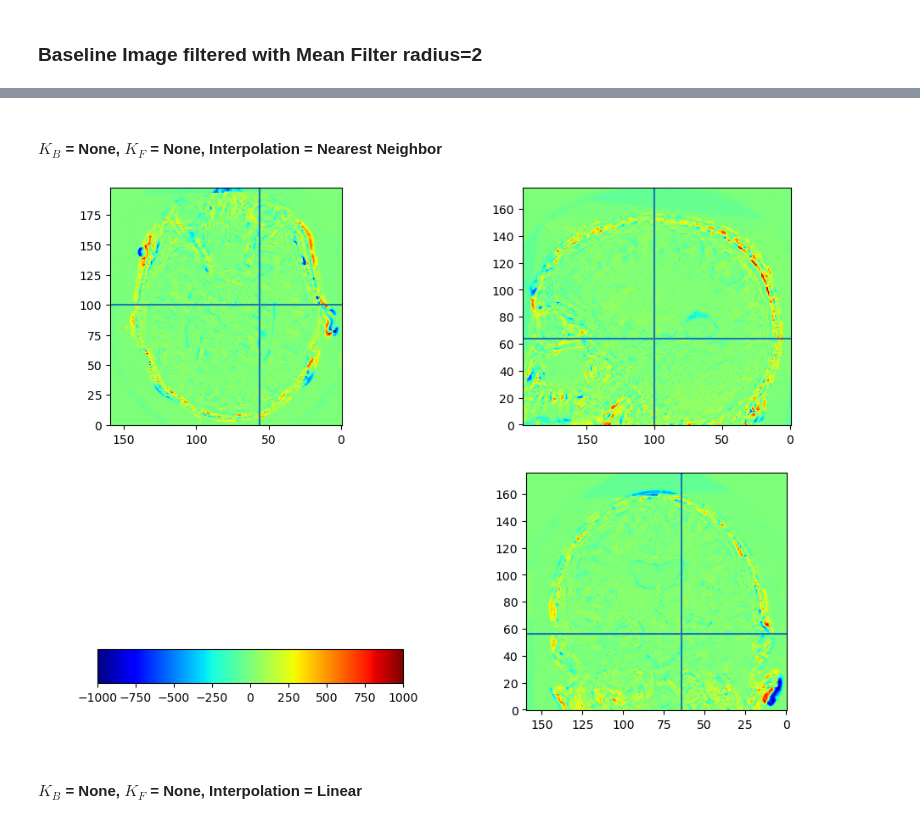
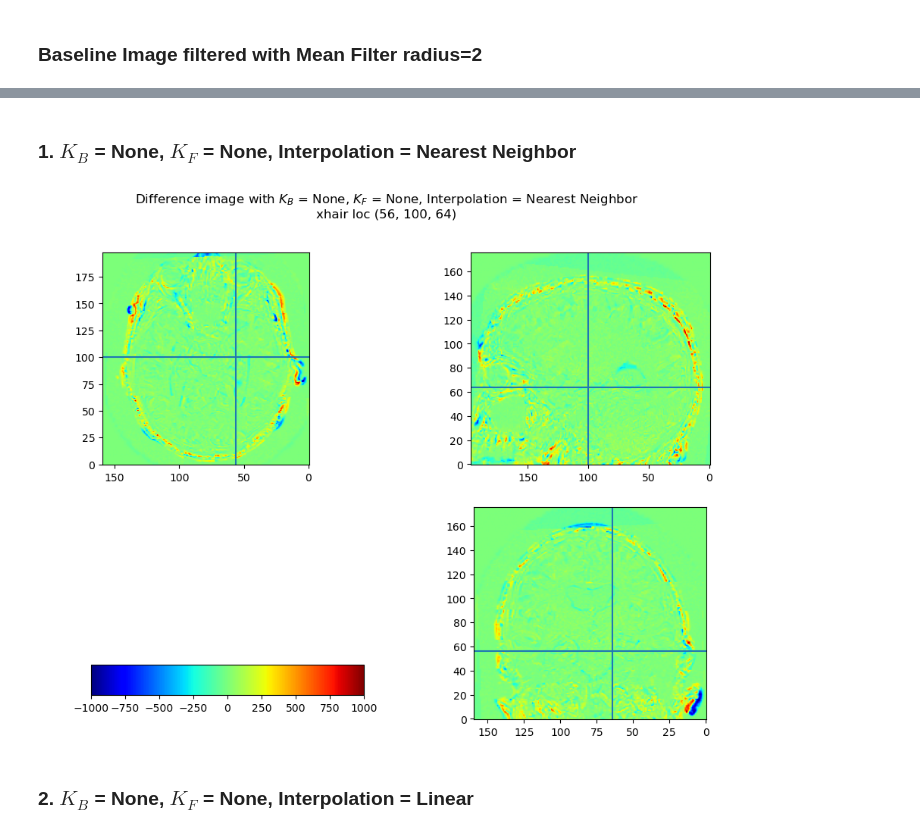
Before and after one commit to cathalye/be537, a Jupyter notebook: assignment1/assignment1.ipynb, the cells around one changed output, grey strips where cells are left out. Cells and saved outputs as stored; diff of their text form; code cells hidden in the pictures.

```diff
--- a/assignment1/assignment1.ipynb
+++ b/assignment1/assignment1.ipynb
@@ -149,7 +46,0 @@ def my_transform_image(I_ref, I_mov, A, b, method='linear', fill_value=0):
-# %%
-I_ref, hdr_ref = my_read_nifti("data/baseline.nii")
-I_mov, hdr_mov = my_read_nifti("data/followup.nii")
-
-A, b = my_read_trasnform("data/f2b.txt")
-
-I_res = my_transform_image(I_ref, I_mov, A, b)
@@ -217,0 +124,13 @@ def my_mean_lpf(image, radius):
+# %%
+def my_read_transform(filename):
+    """Read 3D transform (4x4 matrix) from file
+
+    :param filename: file containing transform matrix
+    :return: tuple (A, b) where A is 3x3 affine matrix, b is translation vector
+    """
+    Ab = np.loadtxt(filename)
+
+    A = Ab[:3, :3]
+    b = np.expand_dims(Ab[:3, 3], axis=1) # dimension (3, 1) instead of (3,)
+
+    return A, b
@@ -217,0 +171,11 @@ def my_mean_lpf(image, radius):
+# %%
+# read in baseline image
+I_ref, hdr_ref = my_read_nifti("data/baseline.nii")
+# read in follow up image
+I_mov, hdr_mov = my_read_nifti("data/followup.nii")
+
+# read in transform matric
+A, b = my_read_transform("data/f2b.txt")
+
+# get transformed image
+I_res = my_transform_image(I_ref, I_mov, A, b)
@@ -236,13 +278,14 @@ my_view(I_ref_mean_lpf, xhair=(56,100,64), header=hdr_ref)
 # %% [markdown]
-#### $K_B$ = None, $K_F$ = None, Interpolation = Nearest Neighbor
+### 1. $K_B$ = None, $K_F$ = None, Interpolation = Nearest Neighbor
 # %%
 diff1 = my_transform_image(I_ref, I_mov, A, b, method='nearest') - I_ref
 
-my_view(diff1, xhair=(56, 100, 64), header=hdr_ref, crange=(-1000, 1000), cmap='jet')
+my_view(diff1, xhair=(56, 100, 64), header=hdr_ref, crange=(-1000, 1000), cmap='jet',
+        title="Difference image with $K_B$ = None, $K_F$ = None, Interpolation = Nearest Neighbor")
 # %% [output]
-[figure, old version]
+[figure, new version]
 # %% [markdown]
-#### $K_B$ = None, $K_F$ = None, Interpolation = Linear
+### 2. $K_B$ = None, $K_F$ = None, Interpolation = Linear
 # %%
 diff2 = my_transform_image(I_ref, I_mov, A, b, method='linear') - I_ref
 
```
Also changed, not shown: parts of 53 cells of this notebook, 2 other files.
